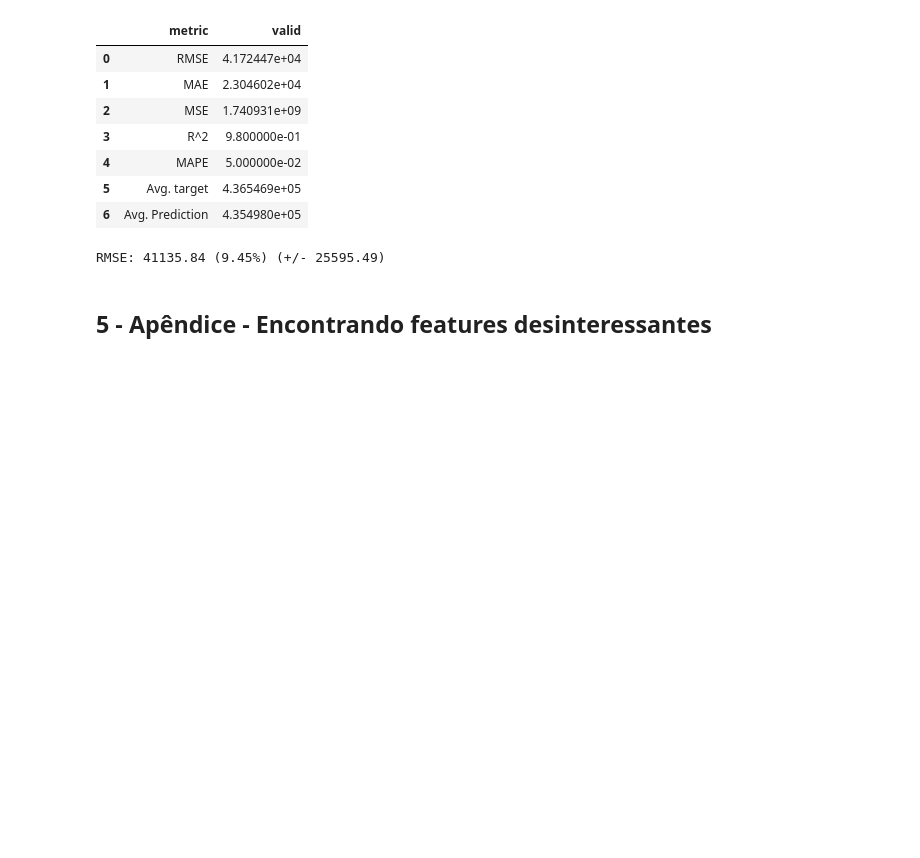
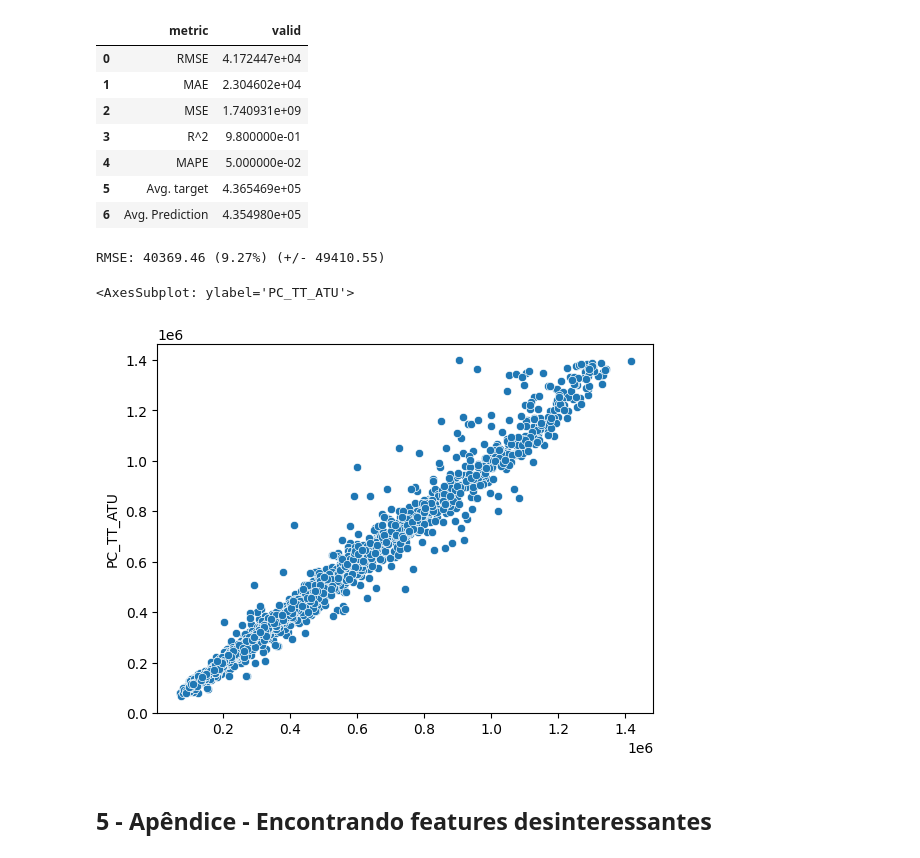
Before and after one commit to LissesCastro/Tera-Mercado-Imobiliario-SP, a Jupyter notebook: modelo_preditivo.ipynb, the cells around one changed output. Cells and saved outputs as stored; diff of their text form; code cells hidden in the pictures; blank space fills up the shorter version.

```diff
--- a/modelo_preditivo.ipynb
+++ b/modelo_preditivo.ipynb
@@ -532,12 +532,17 @@ baseline_report
 | 5 | Avg. target | 4.365469e+05 |
 | 6 | Avg. Prediction | 4.354980e+05 |
 # %%
-score_final = cross_val_score(best_estimator, X_train_tt, y_train_tt, cv=5, scoring='neg_mean_squared_error', n_jobs=-1) #Colocar ou retirar o _tt a depender do modelo
+score_final = cross_val_score(best_estimator, X_train_tt, y_train_tt, cv=100, scoring='neg_mean_squared_error', n_jobs=-1) #Colocar ou retirar o _tt a depender do modelo
 print("RMSE: %0.2f (%0.2f%%) (+/- %0.2f)" % (np.sqrt(abs(score_final.mean())), ((np.sqrt(abs(score_final.mean()))/np.mean(y_pred))*100) ,np.sqrt(score_final.std()) * 2))
 
 #   MODELO HGRADIENT BOOST - RMSE: 59090.99 (10.34%) (+/- 27568.21)
 # %% [output]
-RMSE: 41135.84 (9.45%) (+/- 25595.49)
+RMSE: 40369.46 (9.27%) (+/- 49410.55)
+# %%
+sns.scatterplot(x=y_pred, y=y_test_tt)
+# %% [output]
+<AxesSubplot: ylabel='PC_TT_ATU'>
+[figure, added]
 # %% [markdown]
 <h2>5 - Apêndice - Encontrando features desinteressantes</h2>
 # %%
```
Also changed, not shown: parts of 3 cells of this notebook.
